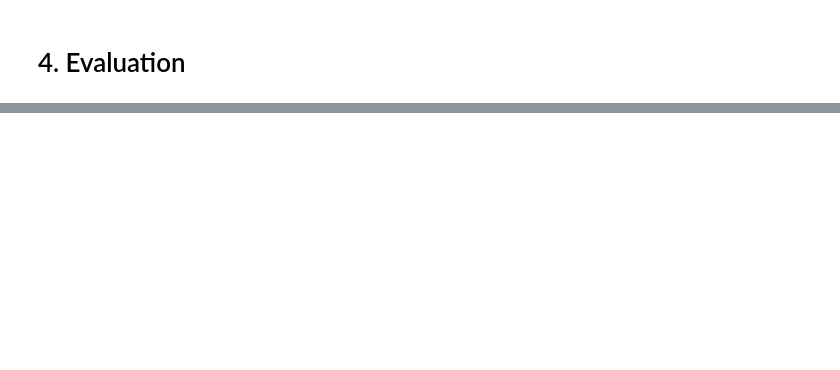
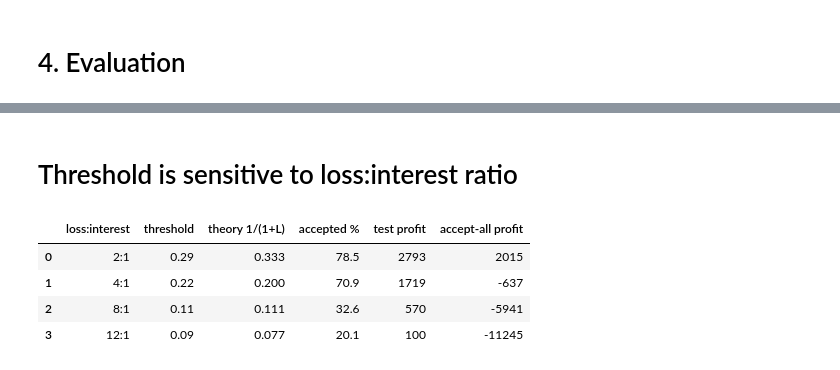
Before and after one commit to nh-nhathoang/default-of-credit-card-clients, a Jupyter notebook: logistic_regression.ipynb, the cells around one changed output, grey strips where cells are left out. Drawn from its saved outputs; the diff is of its cells as text; code cells hidden in the pictures; blank space fills up the shorter version.

```diff
--- a/logistic_regression.ipynb
+++ b/logistic_regression.ipynb
@@ -159,4 +164,5 @@ Best CV log loss: 0.45220130640934836
 model = grid_search.best_estimator_
 
 # each row gets a probability from a model that never saw it
-oof_proba = cross_val_predict(model, X_train, y_train, cv=cv, method='predict_proba')[:, 1]
+with np.errstate(divide='ignore', over='ignore', invalid='ignore'):
+    oof_proba = cross_val_predict(model, X_train, y_train, cv=cv, method='predict_proba')[:, 1]
@@ -290,0 +301,23 @@ plt.show()
+# %% [markdown]
+# Threshold is sensitive to loss:interest ratio
+# %%
+def best_threshold_for(proba, y, loan, interest, grid=np.round(np.arange(0.02, 0.95, 0.01), 2)):
+    y = np.asarray(y)
+    prof = [interest * ((proba < t) & (y == 0)).sum() - loan * ((proba < t) & (y == 1)).sum() for t in grid]
+    return grid[int(np.argmax(prof))]
+
+rows, yt = [], np.asarray(y_test)
+for L in [2, 4, 8, 12]:
+    t = best_threshold_for(oof_proba, y_train, L, 1.0)     # chosen on training (OOF)
+    acc = y_proba < t                                       # evaluated on test
+    rows.append({'loss:interest': f'{L}:1', 'threshold': t, 'theory 1/(1+L)': round(1/(1+L), 3),
+                 'accepted %': round(acc.mean()*100, 1),
+                 'test profit': int((acc & (yt == 0)).sum() - L * (acc & (yt == 1)).sum()),
+                 'accept-all profit': int((yt == 0).sum() - L * (yt == 1).sum())})
+pd.DataFrame(rows)
+# %% [output]
+|  | loss:interest | threshold | theory 1/(1+L) | accepted % | test profit | accept-all profit |
+| 0 | 2:1 | 0.29 | 0.333 | 78.5 | 2793 | 2015 |
+| 1 | 4:1 | 0.22 | 0.200 | 70.9 | 1719 | -637 |
+| 2 | 8:1 | 0.11 | 0.111 | 32.6 | 570 | -5941 |
+| 3 | 12:1 | 0.09 | 0.077 | 20.1 | 100 | -11245 |
```
Also changed, not shown: parts of 16 cells of this notebook.
